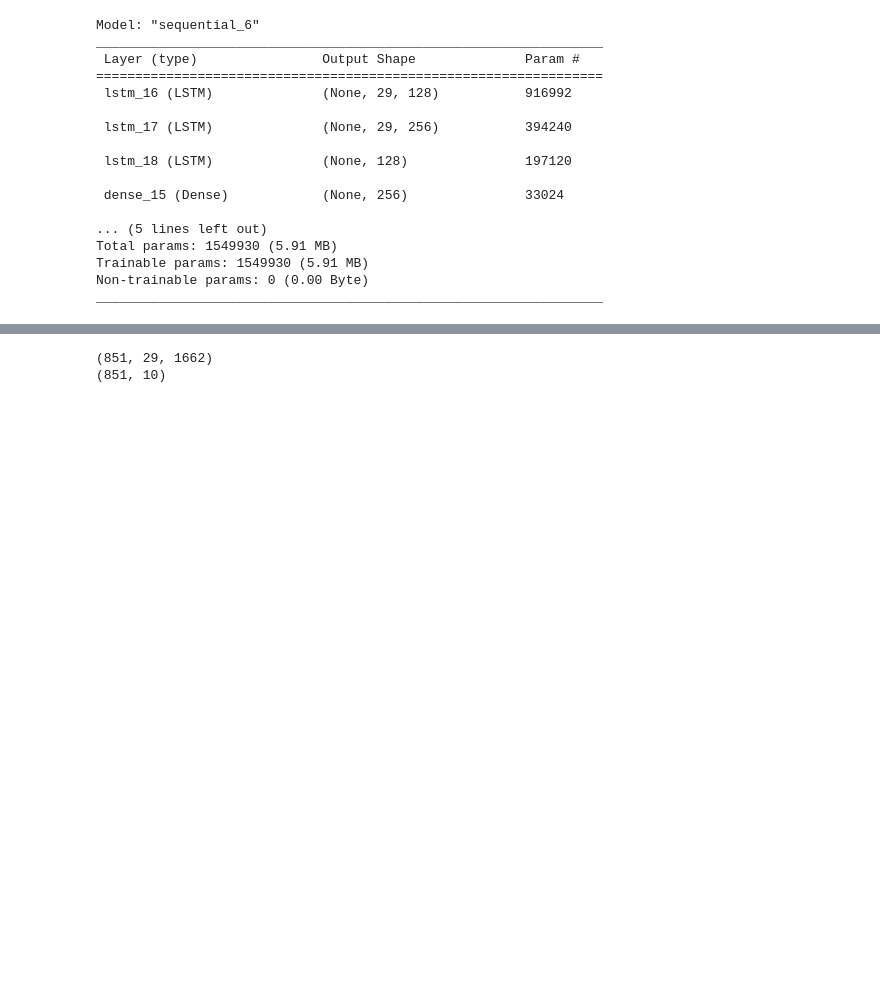
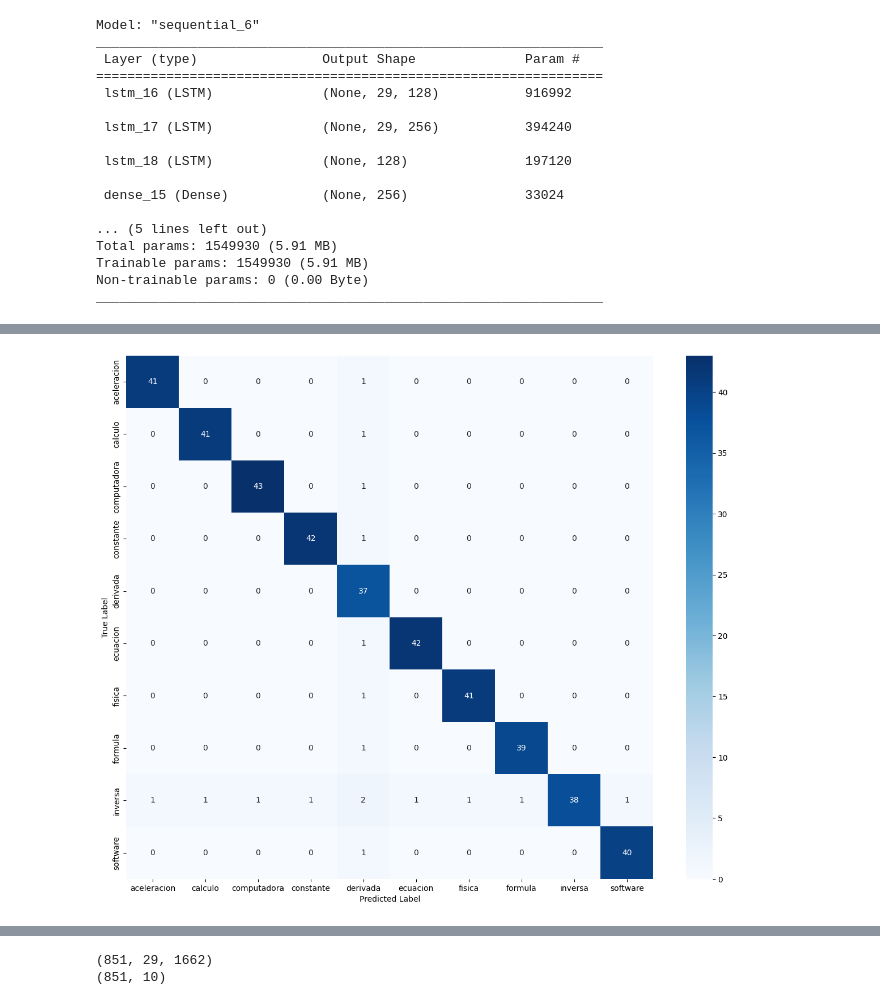
Before and after one commit to TSX-Corvo/MotorReconocimientoLSV, a Jupyter notebook: Motor de reconocimiento.ipynb, the cells around one changed output, grey strips where cells are left out. Drawn from its saved outputs; the diff is of its cells as text; code cells hidden in the pictures; blank space fills up the shorter version.

Commit message:
organize files

```diff
--- a/Motor de reconocimiento.ipynb
+++ b/Motor de reconocimiento.ipynb
@@ -332,3 +351,45 @@ array([[[39,  0],
+# %%
+import numpy as np
+import matplotlib.pyplot as plt
+import seaborn as sns
+from sklearn.metrics import multilabel_confusion_matrix
+
+# Assuming y_true and y_pred are your true and predicted labels respectively
+# For example:
+# y_true = np.array([[1, 0, 1], [0, 1, 0], [1, 1, 1]])
+# y_pred = np.array([[1, 0, 0], [0, 1, 1], [1, 0, 1]])
+
+mcm = multilabel_confusion_matrix(ytrue, yhat)
+n_labels = mcm.shape[0]
+
+# Initialize a matrix to hold the combined results
+combined_matrix = np.zeros((n_labels, n_labels), dtype=int)
+
+for i in range(n_labels):
+    for j in range(n_labels):
+        if i == j:
+            # True positives are on the diagonal
+            combined_matrix[i, j] = mcm[i, 0, 0]
+        else:
+            # False positives for column label or false negatives for row label
+            # are on the off-diagonals
+            combined_matrix[i, j] = mcm[i, 0, 1] + mcm[j, 1, 0]
+
+# Now, combined_matrix is organized in the structure similar to your heatmap
+#Let's create a heatmap from this combined matrix
+fig, ax = plt.subplots(figsize=(15, 12))
+sns.heatmap(combined_matrix, annot=True, fmt='d', cmap='Blues', ax=ax)
+
+# Assuming you have a list of label names
+label_names = actions  # Replace with your actual label names
+ax.set_xticklabels(label_names)
+ax.set_yticklabels(label_names)
+ax.set_xlabel('Predicted Label')
+ax.set_ylabel('True Label')
+
+plt.show()
+# %% [output]
+[figure, added]
 # %%
 accuracy_score(ytrue, yhat)
 # %% [output]
```
Also changed, not shown: parts of 19 cells of this notebook, 7 other files.
